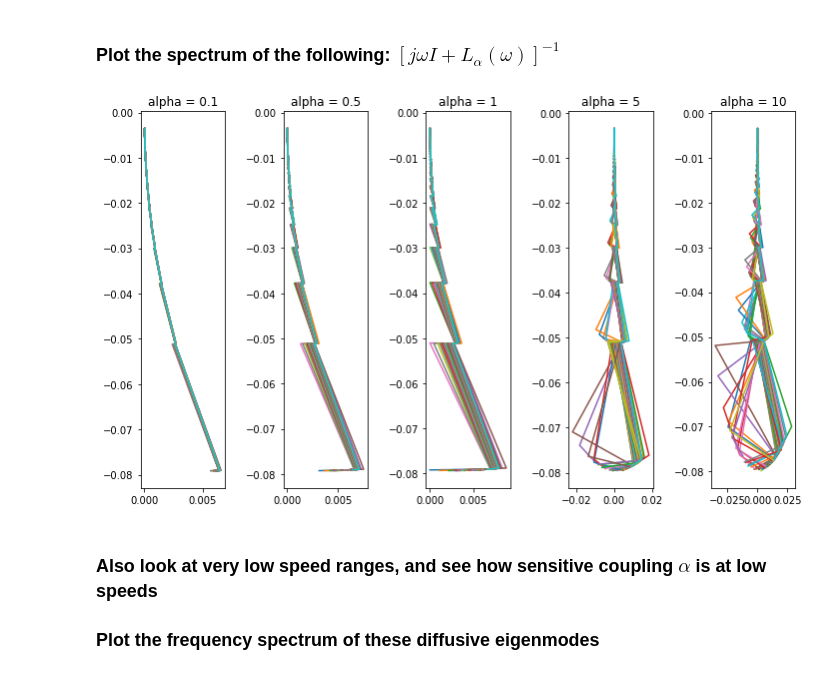
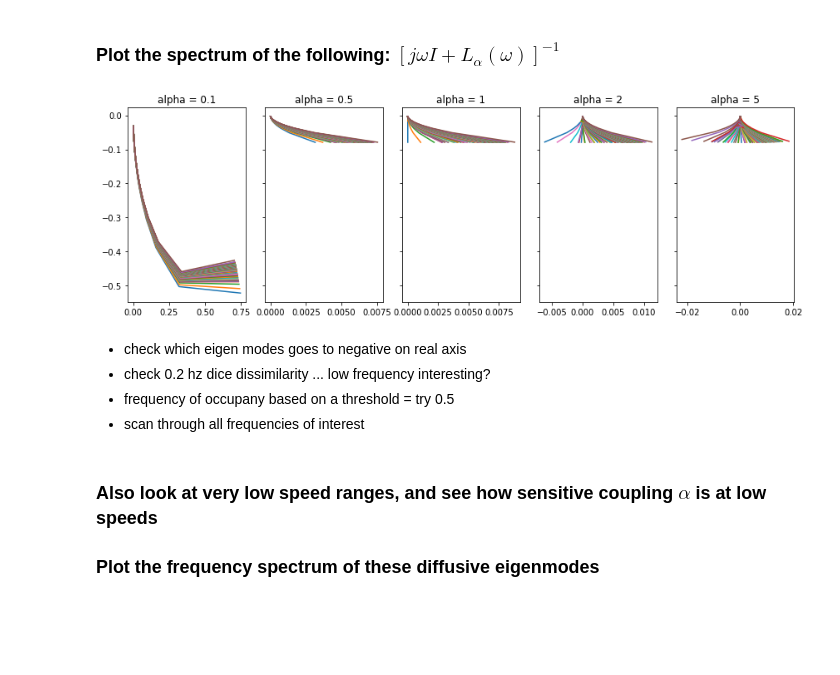
Before and after one commit to Raj-Lab-UCSF/spectrome, a Jupyter notebook: spectrome/notebooks/complex_laplacian/diffusive_laplacian.ipynb, the cells around one changed output. Drawn from its saved outputs; the diff is of its cells as text; code cells hidden in the pictures; blank space fills up the shorter version.

```diff
--- a/spectrome/notebooks/complex_laplacian/diffusive_laplacian.ipynb
+++ b/spectrome/notebooks/complex_laplacian/diffusive_laplacian.ipynb
@@ -27,5 +24,8 @@ fvec = np.linspace(fmin, fmax, 40)
 f2w = np.abs(fvec - 10).argmin()  # 8th index = alpha ~10hz
 w = 2 * np.pi * fvec[f2w]
+# %%
+#expanding low frequencies
+fvlow = np.linspace(0.1,5,40)
 # %% [markdown]
 ## Creating HCP Brain object
 # %%
@@ -436,59 +436,44 @@ def basic_diffusive_laplacian(alpha, freqs, speed, C, D):
             ev_spectrum.append(freq_spec)
 
     fullspectrum = np.asarray(ev_spectrum)
-    fullspectrum = np.reshape(fullspectrum,(86,len(freqs)))
+    fullspectrum = np.reshape(fullspectrum,(len(freqs),86))
     return fullspectrum
 # %%
-fig_d,(d1,d2,d3,d4,d5) = plt.subplots(1,5, sharey = False, figsize = (10,6))
+fig_d,(d1,d2,d3,d4,d5) = plt.subplots(1,5, sharey = True, figsize = (12,4))
 default_params["speed"] = 10
 default_params["alpha"] = 0.1
-fullspectrum = basic_diffusive_laplacian(alpha = default_params["alpha"], freqs = fvec, speed = default_params["speed"], C = HCP_brain.reducedConnectome,D = HCP_brain.distance_matrix)
+fullspectrum = basic_diffusive_laplacian(alpha = default_params["alpha"], freqs = fvlow, speed = default_params["speed"], C = HCP_brain.reducedConnectome,D = HCP_brain.distance_matrix)
 d1.plot(fullspectrum.real, fullspectrum.imag)
-#a1.spines["left"].set_position("zero")
-#a1.spines["right"].set_color("none")
-#a1.spines["bottom"].set_position("zero")
-#a1.spines["top"].set_color("none")
 d1.title.set_text("alpha = {}".format(default_params["alpha"]))
 
 default_params["alpha"] = 0.5
 fullspectrum = basic_diffusive_laplacian(alpha = default_params["alpha"], freqs = fvec, speed = default_params["speed"], C = HCP_brain.reducedConnectome,D = HCP_brain.distance_matrix)
 d2.plot(fullspectrum.real, fullspectrum.imag)
-#a1.spines["left"].set_position("zero")
-#a1.spines["right"].set_color("none")
-#a1.spines["bottom"].set_position("zero")
-#a1.spines["top"].set_color("none")
 d2.title.set_text("alpha = {}".format(default_params["alpha"]))
 
 default_params["alpha"] = 1
 fullspectrum = basic_diffusive_laplacian(alpha = default_params["alpha"], freqs = fvec, speed = default_params["speed"], C = HCP_brain.reducedConnectome,D = HCP_brain.distance_matrix)
 d3.plot(fullspectrum.real, fullspectrum.imag)
-#a1.spines["left"].set_position("zero")
-#a1.spines["right"].set_color("none")
-#a1.spines["bottom"].set_position("zero")
-#a1.spines["top"].set_color("none")
 d3.title.set_text("alpha = {}".format(default_params["alpha"]))
+
+default_params["alpha"] = 2
+fullspectrum = basic_diffusive_laplacian(alpha = default_params["alpha"], freqs = fvec, speed = default_params["speed"], C = HCP_brain.reducedConnectome,D = HCP_brain.distance_matrix)
+d4.plot(fullspectrum.real, fullspectrum.imag)
+d4.title.set_text("alpha = {}".format(default_params["alpha"]))
 
 default_params["alpha"] = 5
 fullspectrum = basic_diffusive_laplacian(alpha = default_params["alpha"], freqs = fvec, speed = default_params["speed"], C = HCP_brain.reducedConnectome,D = HCP_brain.distance_matrix)
-d4.plot(fullspectrum.real, fullspectrum.imag)
-#a1.spines["left"].set_position("zero")
-#a1.spines["right"].set_color("none")
-#a1.spines["bottom"].set_position("zero")
-#a1.spines["top"].set_color("none")
-d4.title.set_text("alpha = {}".format(default_params["alpha"]))
-
-default_params["alpha"] = 10
-fullspectrum = basic_diffusive_laplacian(alpha = default_params["alpha"], freqs = fvec, speed = default_params["speed"], C = HCP_brain.reducedConnectome,D = HCP_brain.distance_matrix)
 d5.plot(fullspectrum.real, fullspectrum.imag)
-#a1.spines["left"].set_position("zero")
-#a1.spines["right"].set_color("none")
-#a1.spines["bottom"].set_position("zero")
-#a1.spines["top"].set_color("none")
 d5.title.set_text("alpha = {}".format(default_params["alpha"]))
 
 plt.tight_layout()
 # %% [output]
-[figure, old version]
+[figure, new version]
+# %% [markdown]
+ - check which eigen modes goes to negative on real axis
+ - check 0.2 hz dice dissimilarity ... low frequency interesting?
+ - frequency of occupany based on a threshold = try 0.5
+ - scan through all frequencies of interest
 # %% [markdown]
 ### Also look at very low speed ranges, and see how sensitive coupling $\alpha$ is at low speeds
 ### Plot the frequency spectrum of these diffusive eigenmodes
```
Also changed, not shown: parts of 4 cells of this notebook, 3 other files.
